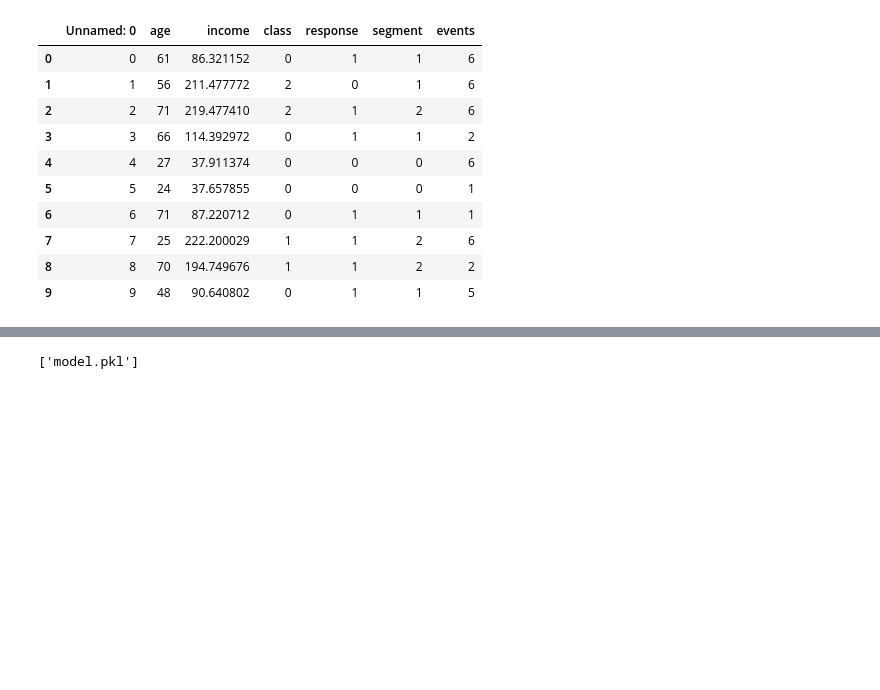
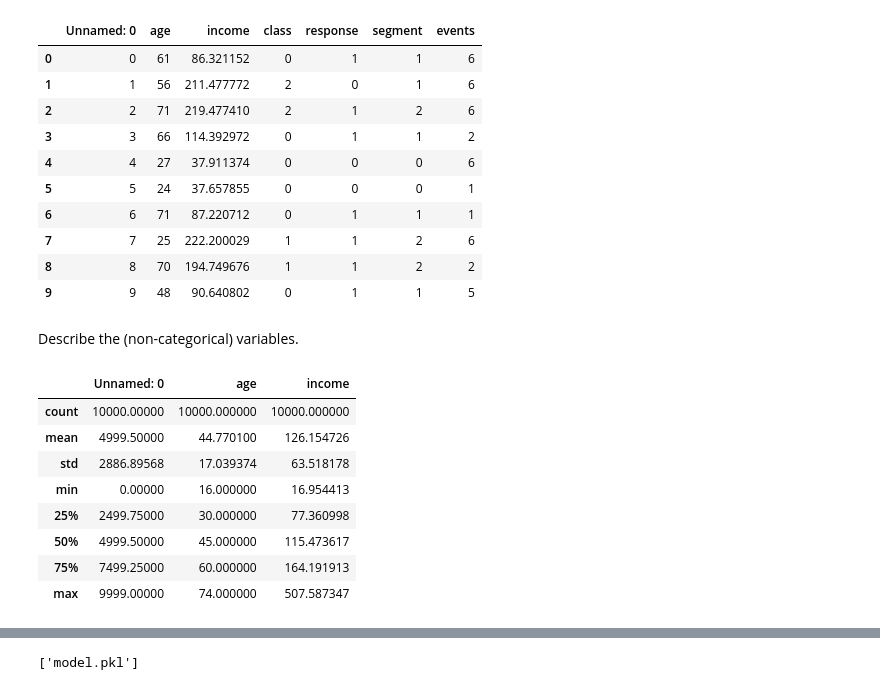
Before and after one commit to ruivieira/ceh-odh, a Jupyter notebook: notebooks/model.ipynb, the cells around one changed output, grey strips where cells are left out. Cells and saved outputs as stored; diff of their text form; code cells hidden in the pictures; blank space fills up the shorter version.

```diff
--- a/notebooks/model.ipynb
+++ b/notebooks/model.ipynb
@@ -57,0 +61,16 @@ import seaborn as sns
+# %% [markdown]
+Describe the (non-categorical) variables.
+# %%
+for var in ['class', 'response', 'segment', 'events']:
+    df[var] = df[var].astype('category')
+df.describe()
+# %% [output]
+|  | Unnamed: 0 | age | income |
+| count | 10000.00000 | 10000.000000 | 10000.000000 |
+| mean | 4999.50000 | 44.770100 | 126.154726 |
+| std | 2886.89568 | 17.039374 | 63.518178 |
+| min | 0.00000 | 16.000000 | 16.954413 |
+| 25% | 2499.75000 | 30.000000 | 77.360998 |
+| 50% | 4999.50000 | 45.000000 | 115.473617 |
+| 75% | 7499.25000 | 60.000000 | 164.191913 |
+| max | 9999.00000 | 74.000000 | 507.587347 |
```
Also changed, not shown: parts of 14 cells of this notebook, 2 other files.
